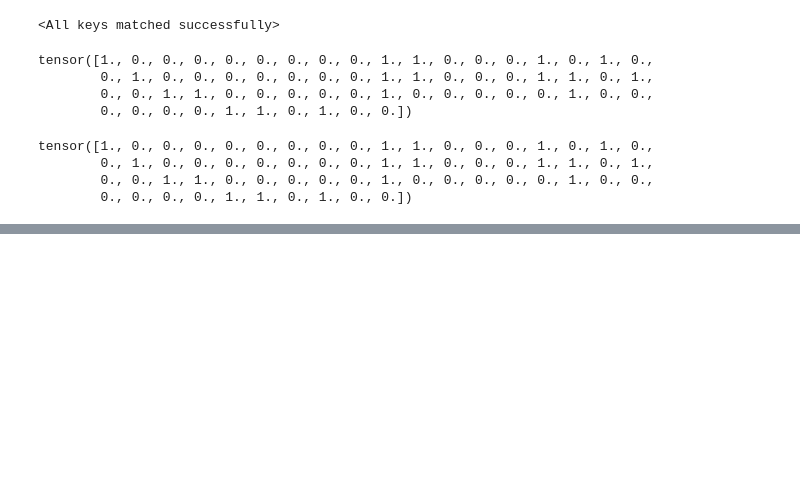
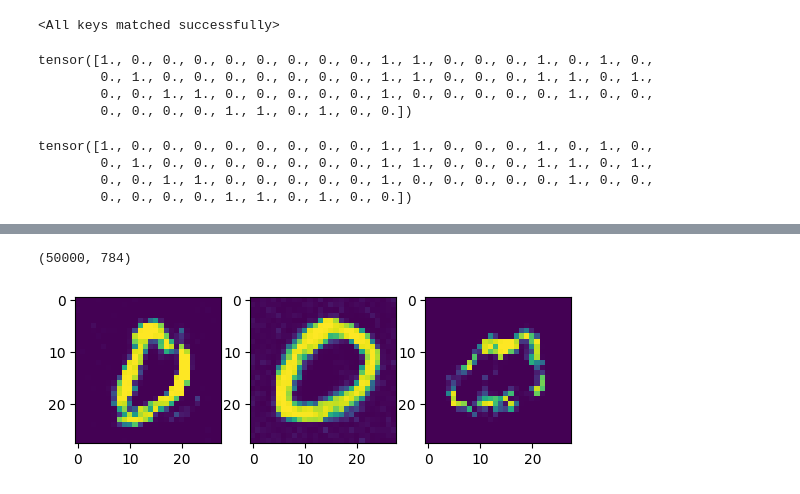
Before and after one commit to elfirdoussilab1/Synthetic-data, a Jupyter notebook: test_utils.ipynb, the cells around one changed output, grey strips where cells are left out. Cells and saved outputs as stored; diff of their text form; code cells hidden in the pictures; blank space fills up the shorter version.

```diff
--- a/test_utils.ipynb
+++ b/test_utils.ipynb
@@ -713,0 +731,13 @@ tensor([1., 0., 0., 0., 0., 0., 0., 0., 0., 1., 1., 0., 0., 0., 1., 0., 1., 0.,
+# %%
+data = GAN_data('mnist', 2000, 5000, 'cpu', supervision = False, threshold= -0.3)
+X_s = data.X_s
+print(X_s.shape)
+import matplotlib.pyplot as plt
+
+imgs = X_s[:3]
+fig, ax = plt.subplots(1, 3)
+for i, img in enumerate(imgs):
+    ax[i].imshow(img.reshape(28, 28))
+# %% [output]
+(50000, 784)
+[figure, added]
```
Also changed, not shown: parts of 3 cells of this notebook, 8 other files.
